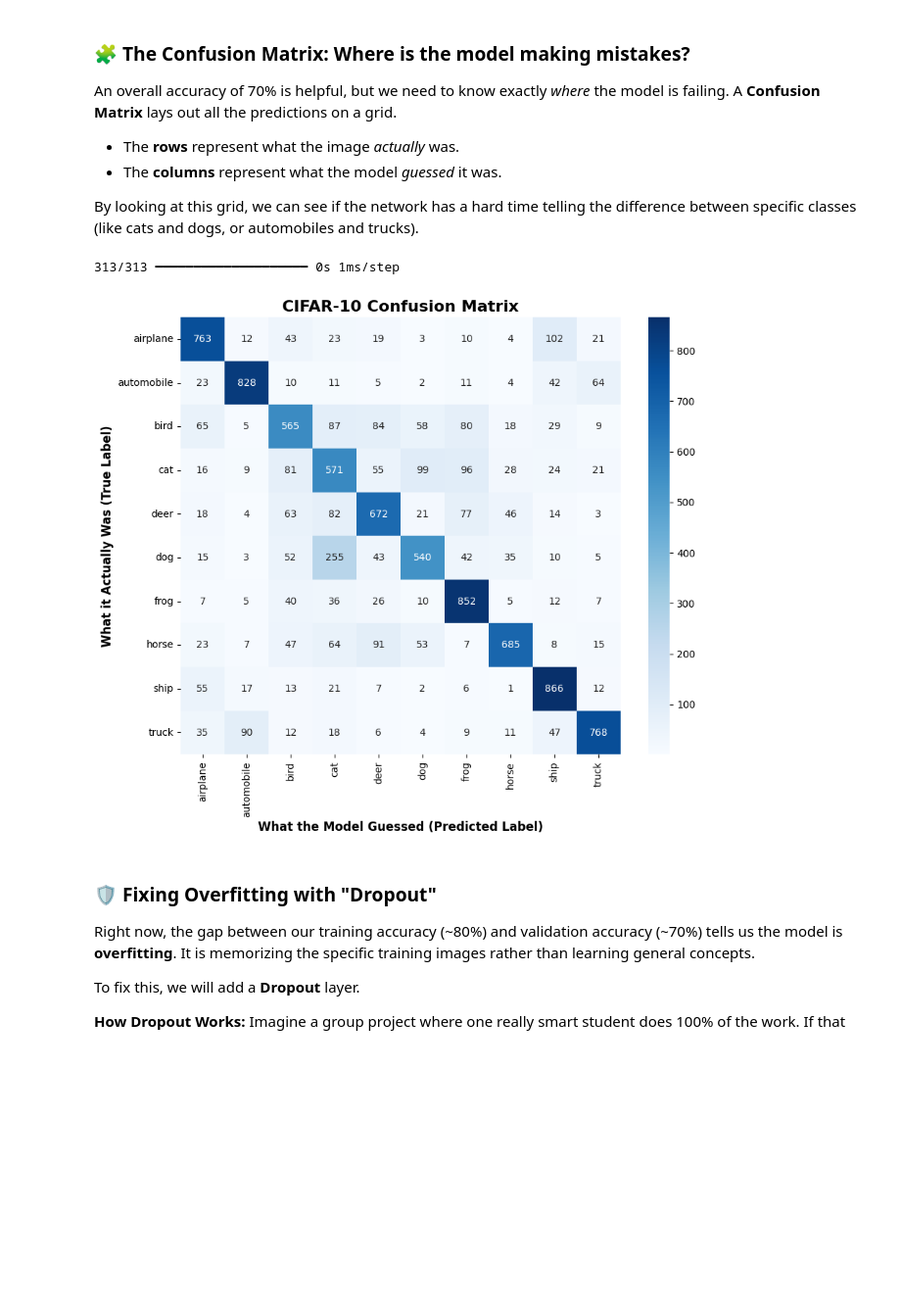
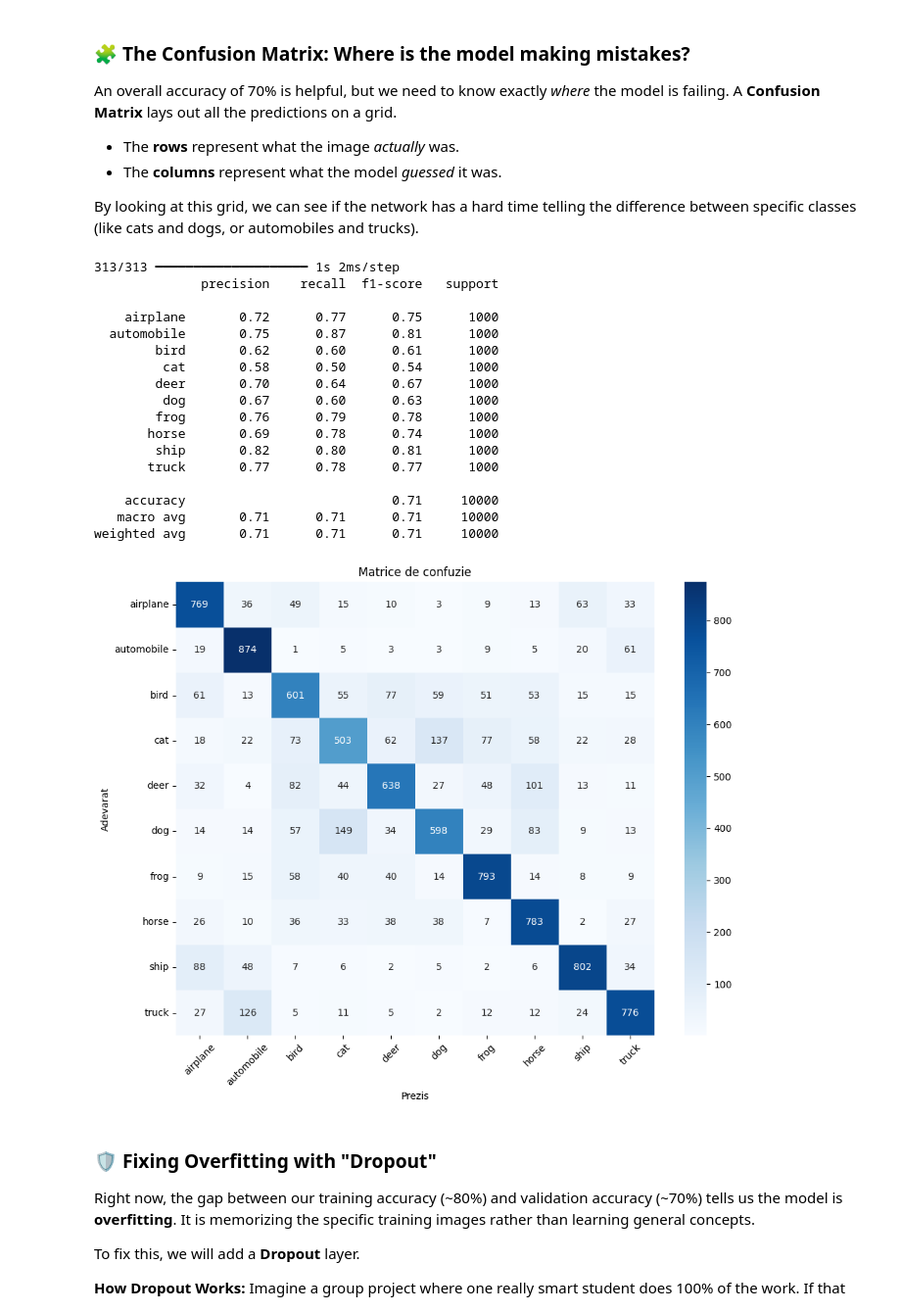
Before and after one commit to AfraIsNotAvailable/cnn-demo, a Jupyter notebook: cnn.ipynb, the cells around one changed output. Shown at 98% size. Saved outputs shown, nothing was run; the diff lists cells and outputs as text; code cells hidden in the pictures; blank space fills up the shorter version.

```diff
--- a/cnn.ipynb
+++ b/cnn.ipynb
@@ -125,8 +137,8 @@ To complete the model, we need to take all the features our CNN found and make a
 * 📢 **`model.add(layers.Dense(10))`**
   This is the final output layer. It has exactly **10 neurons** because the CIFAR-10 dataset has exactly 10 categories (airplane, dog, cat, etc.). The neuron that outputs the highest number is the network's final guess!
 # %%
-model.add(layers.Flatten())
-model.add(layers.Dense(64, activation='relu'))
-model.add(layers.Dense(10))
-model.summary()
+cnn_model.add(layers.Flatten())
+cnn_model.add(layers.Dense(64, activation='relu'))
+cnn_model.add(layers.Dense(10))
+cnn_model.summary()
 # %% [output]
@@ -169,11 +181,18 @@ This is where the math happens and the network looks at the images.
 * 📚 **`epochs=10`:** An "epoch" is one complete pass through the entire dataset. Setting this to 10 means the network will look through the entire "textbook" of images 10 times to memorize the patterns.
 * 📝 **`validation_data=...` (The Quiz):** After every single epoch, we test the network on a separate pile of images it has **never seen before**. This proves the network is actually learning what a "cat" looks like, rather than just memorizing the specific cat photos from the textbook.
 # %%
-model.compile(optimizer='adam',
-              loss=tf.keras.losses.SparseCategoricalCrossentropy(from_logits=True),
-              metrics=['accuracy'])
+cnn_model.compile(
+    optimizer="adam",
+    loss=tf.keras.losses.SparseCategoricalCrossentropy(from_logits=True),
+    metrics=["accuracy"],
+)
 
-history = model.fit(train_images, train_labels, epochs=10,
-                    validation_data=(test_images, test_labels))
+naive_cnn_model = cnn_model.fit(
+    train_images,
+    train_labels,
+    epochs=10,
+    batch_size=128,
+    validation_data=(test_images, test_labels),
+)
 # %% [output]
 Epoch 1/10
@@ -227,27 +246,26 @@ An overall accuracy of 70% is helpful, but we need to know exactly *where* the m
 
 By looking at this grid, we can see if the network has a hard time telling the difference between specific classes (like cats and dogs, or automobiles and trucks).
 # %%
-import numpy as np
-from sklearn.metrics import confusion_matrix
-import seaborn as sns
-import matplotlib.pyplot as plt
-
-
-predictions = model.predict(test_images)
-predicted_classes = np.argmax(predictions, axis=1)
-cm = confusion_matrix(test_labels, predicted_classes)
-
-plt.figure(figsize=(10, 8))
-sns.heatmap(cm, annot=True, fmt='d', cmap='Blues',
-            xticklabels=class_names, yticklabels=class_names)
-
-plt.xlabel('What the Model Guessed (Predicted Label)', fontsize=12, fontweight='bold')
-plt.ylabel('What it Actually Was (True Label)', fontsize=12, fontweight='bold')
-plt.title('CIFAR-10 Confusion Matrix', fontsize=16, fontweight='bold')
-plt.show()
+helpers.plot_confusion_matrix(cnn_model, test_images, test_labels, class_names)
 # %% [output]
-313/313 ━━━━━━━━━━━━━━━━━━━━ 0s 1ms/step
+313/313 ━━━━━━━━━━━━━━━━━━━━ 1s 2ms/step
+              precision    recall  f1-score   support
+
+    airplane       0.72      0.77      0.75      1000
+  automobile       0.75      0.87      0.81      1000
+        bird       0.62      0.60      0.61      1000
+         cat       0.58      0.50      0.54      1000
+        deer       0.70      0.64      0.67      1000
+         dog       0.67      0.60      0.63      1000
+        frog       0.76      0.79      0.78      1000
+       horse       0.69      0.78      0.74      1000
+        ship       0.82      0.80      0.81      1000
+       truck       0.77      0.78      0.77      1000
+
+    accuracy                           0.71     10000
+   macro avg       0.71      0.71      0.71     10000
+weighted avg       0.71      0.71      0.71     10000
-[figure, old version]
+[figure, new version]
 # %% [markdown]
 ### 🛡️ Fixing Overfitting with "Dropout"
 
```
Also changed, not shown: parts of 44 cells of this notebook, 6 other files.
